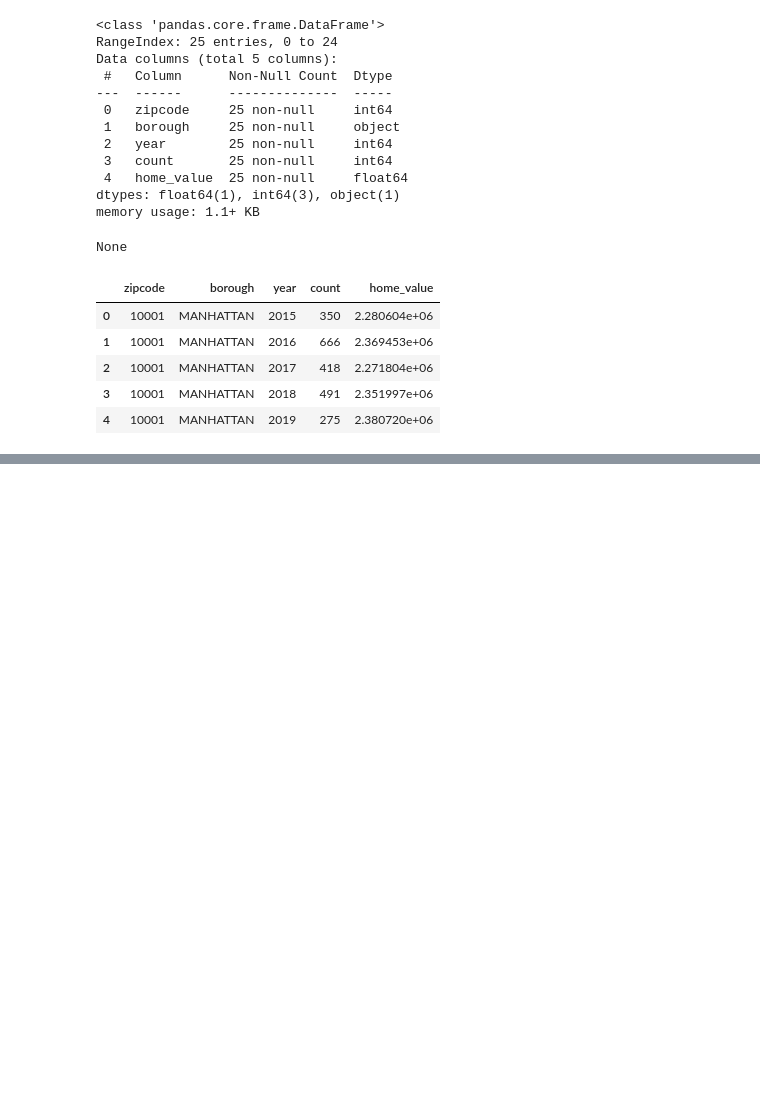
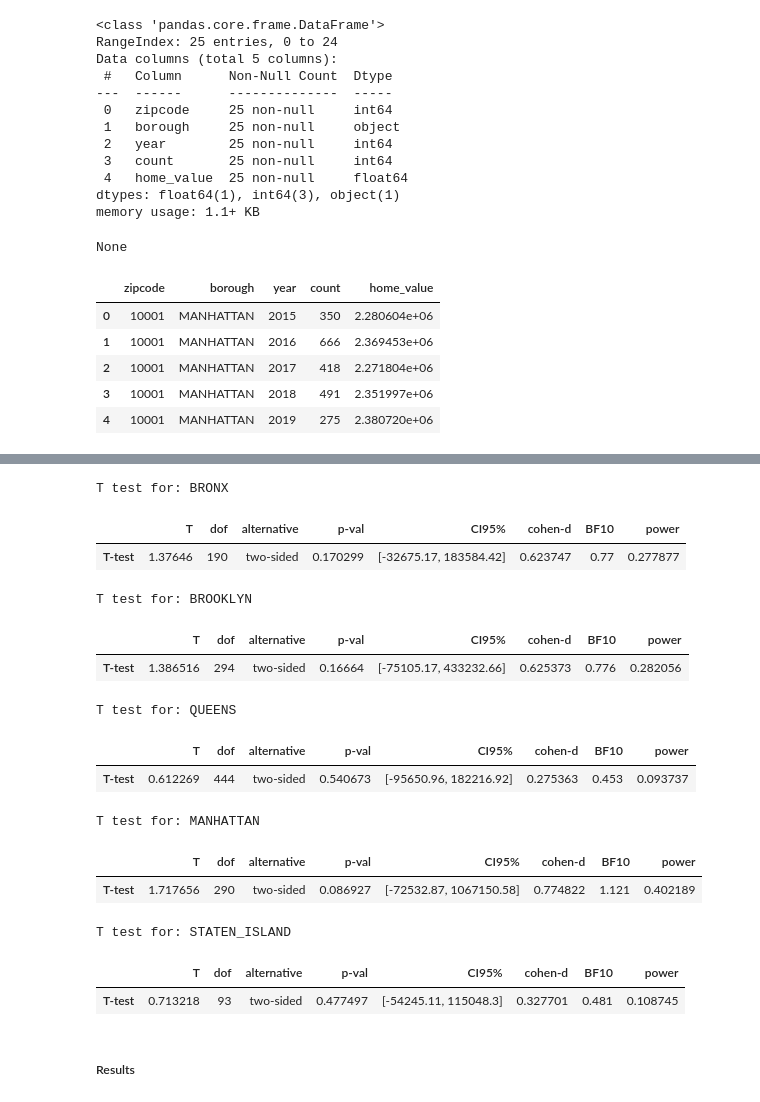
Before and after one commit to hpuma/Airbnb_Rental_Project, a Jupyter notebook: stats/nyc_home_values_eda.ipynb, the cells around one changed output, grey strips where cells are left out. Saved outputs shown, nothing was run; the diff lists cells and outputs as text; code cells hidden in the pictures; blank space fills up the shorter version.

```diff
--- a/stats/nyc_home_values_eda.ipynb
+++ b/stats/nyc_home_values_eda.ipynb
@@ -80,0 +134,23 @@ plt.show()
+# %%
+boros = ["BRONX", "BROOKLYN", "QUEENS", "MANHATTAN", "STATEN_ISLAND"]
+for boro in boros:
+    display(conduct_boro_ttest(top_zipcodes, remaining_zipcodes, boro))
+    print(end="\n\n")
+# %% [output]
+T test for: BRONX
+|  | T | dof | alternative | p-val | CI95% | cohen-d | BF10 | power |
+| T-test | 1.37646 | 190 | two-sided | 0.170299 | [-32675.17, 183584.42] | 0.623747 | 0.77 | 0.277877 |
+T test for: BROOKLYN
+|  | T | dof | alternative | p-val | CI95% | cohen-d | BF10 | power |
+| T-test | 1.386516 | 294 | two-sided | 0.16664 | [-75105.17, 433232.66] | 0.625373 | 0.776 | 0.282056 |
+T test for: QUEENS
+|  | T | dof | alternative | p-val | CI95% | cohen-d | BF10 | power |
+| T-test | 0.612269 | 444 | two-sided | 0.540673 | [-95650.96, 182216.92] | 0.275363 | 0.453 | 0.093737 |
+T test for: MANHATTAN
+|  | T | dof | alternative | p-val | CI95% | cohen-d | BF10 | power |
+| T-test | 1.717656 | 290 | two-sided | 0.086927 | [-72532.87, 1067150.58] | 0.774822 | 1.121 | 0.402189 |
+T test for: STATEN_ISLAND
+|  | T | dof | alternative | p-val | CI95% | cohen-d | BF10 | power |
+| T-test | 0.713218 | 93 | two-sided | 0.477497 | [-54245.11, 115048.3] | 0.327701 | 0.481 | 0.108745 |
+# %% [markdown]
+##### Results
```
Also changed, not shown: parts of 18 cells of this notebook, 2 other files.
